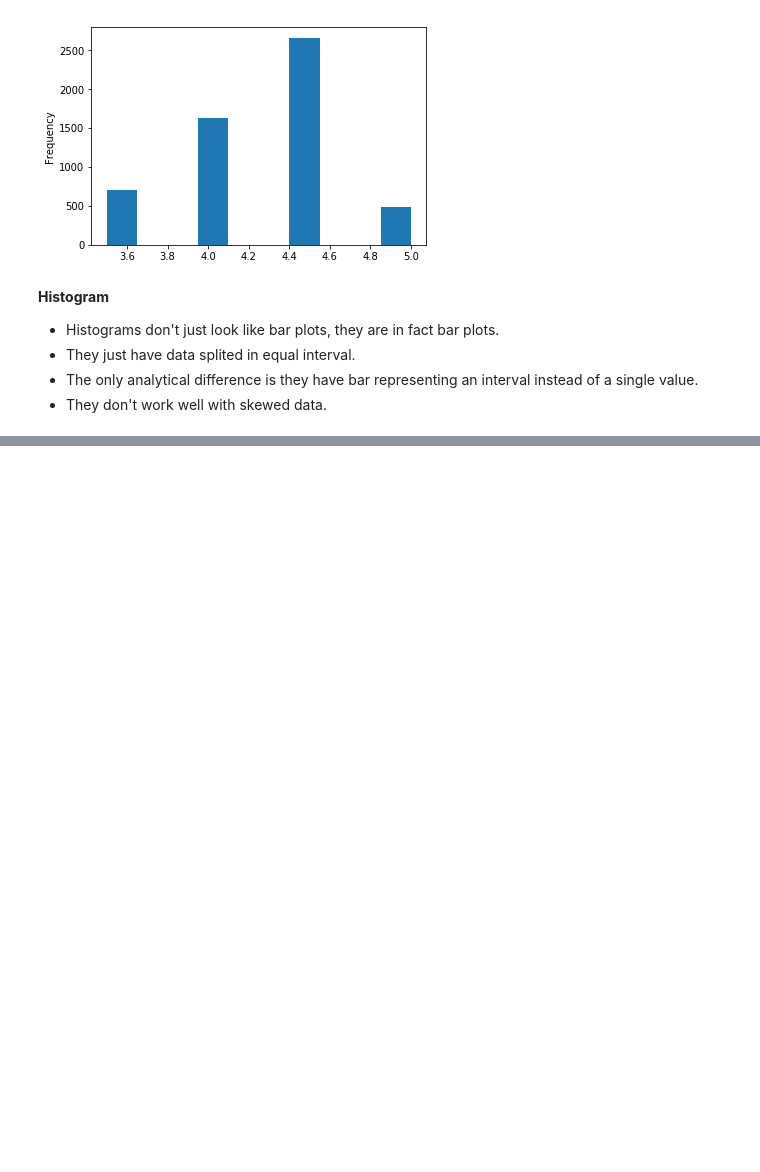
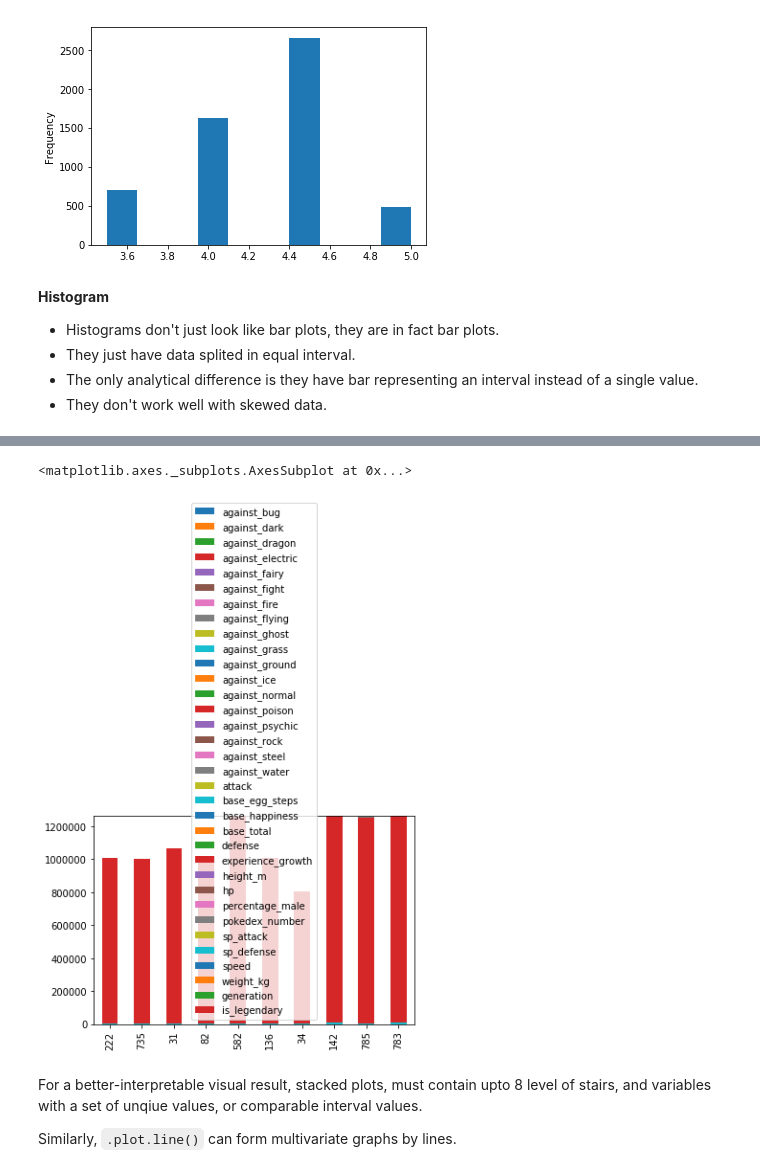
Before and after one commit to techcentaur/Data-is-Cool, a Jupyter notebook: Plotting with pandas.ipynb, the cells around one changed output, grey strips where cells are left out. Cells and saved outputs as stored; diff of their text form; code cells hidden in the pictures; blank space fills up the shorter version.

```diff
--- a/Plotting with pandas.ipynb
+++ b/Plotting with pandas.ipynb
@@ -80,0 +136,11 @@ df[df['user_rating'] > 3.0]['user_rating'].plot.hist()
+# %%
+poke.sample(10).plot.bar(stacked=True)
+
+# A lot of stairs up the stacks (due to large number of columns)
+# %% [output]
+<matplotlib.axes._subplots.AxesSubplot at 0x...>
+[figure, added]
+# %% [markdown]
+For a better-interpretable visual result, stacked plots, must contain upto 8 level of stairs, and variables with a set of unqiue values, or comparable interval values.
+
+Similarly, `.plot.line()` can form multivariate graphs by lines.
```
Also changed, not shown: parts of 9 cells of this notebook, 1 other file.
